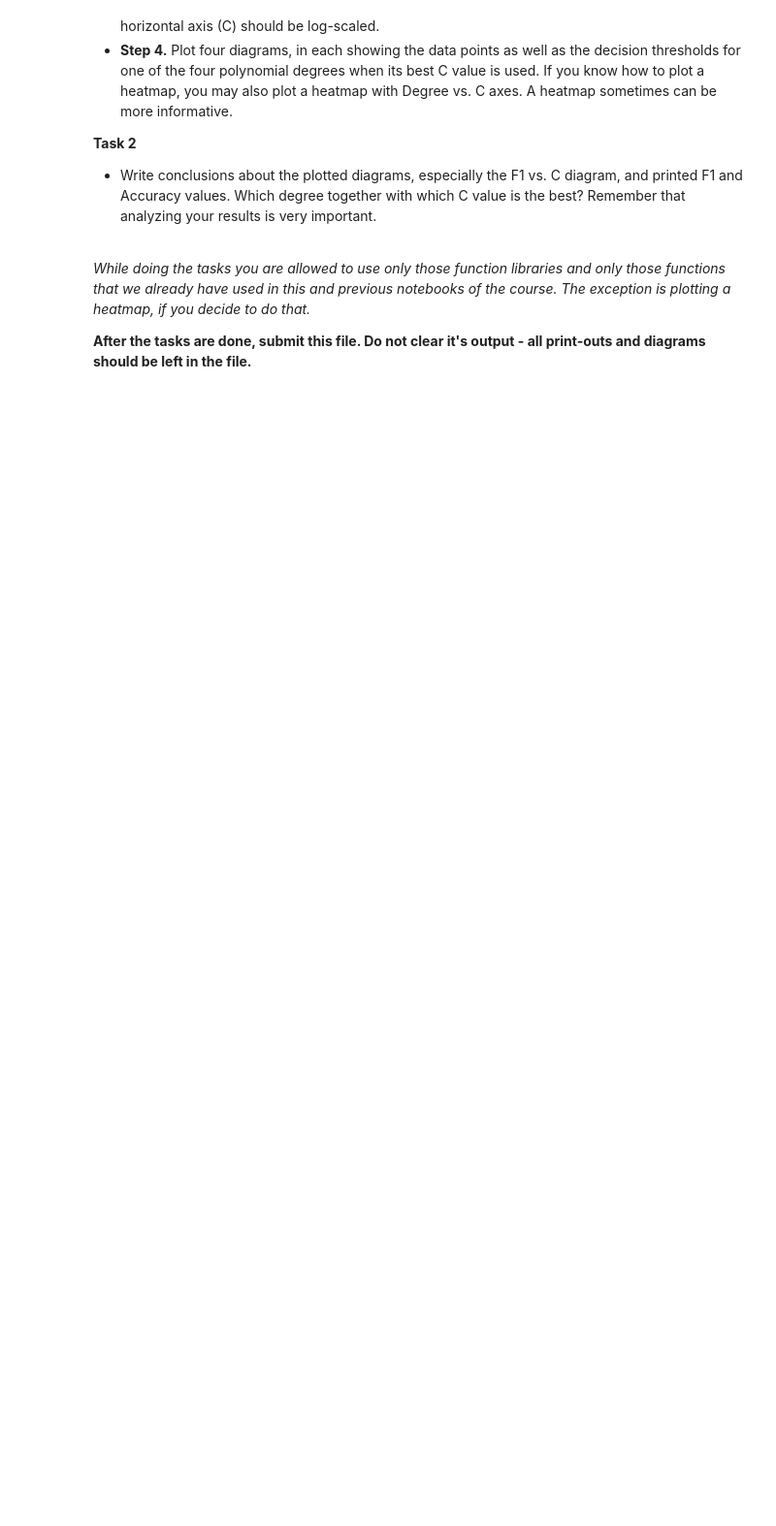
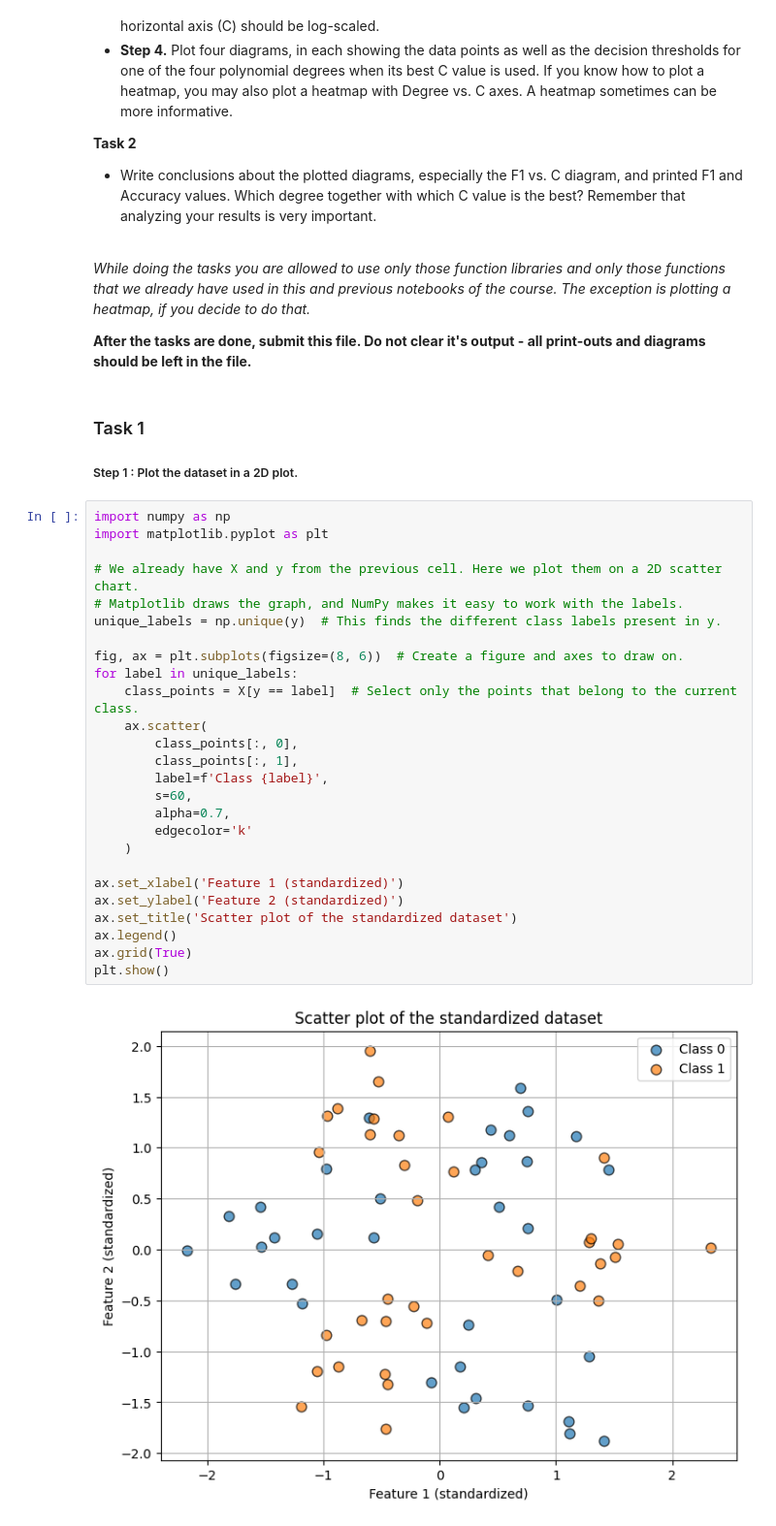
Before and after one commit to loic-marigny/machine-learning-rtu, a Jupyter notebook: 5_Assignment.ipynb, the cells around one changed output. Shown at 97% size. Saved outputs shown, nothing was run; the diff lists cells and outputs as text; blank space fills up the shorter version.

Commit message:
Finished step 1 & 2

```diff
--- a/5_Assignment.ipynb
+++ b/5_Assignment.ipynb
@@ -34,3 +34,34 @@ Your assignment consists of **two tasks**:
 *While doing the tasks you are allowed to use only those function libraries and only those functions that we already have used in this and previous notebooks of the course. The exception is plotting a heatmap, if you decide to do that.*
 
 **After the tasks are done, submit this file. Do not clear it's output - all print-outs and diagrams should be left in the file.**
+# %% [markdown]
+### Task 1
+##### Step 1 : Plot the dataset in a 2D plot.
+# %%
+import numpy as np
+import matplotlib.pyplot as plt
+
+# We already have X and y from the previous cell. Here we plot them on a 2D scatter chart.
+# Matplotlib draws the graph, and NumPy makes it easy to work with the labels.
+unique_labels = np.unique(y)  # This finds the different class labels present in y.
+
+fig, ax = plt.subplots(figsize=(8, 6))  # Create a figure and axes to draw on.
+for label in unique_labels:
+    class_points = X[y == label]  # Select only the points that belong to the current class.
+    ax.scatter(
+        class_points[:, 0],
+        class_points[:, 1],
+        label=f'Class {label}',
+        s=60,
+        alpha=0.7,
+        edgecolor='k'
+    )
+
+ax.set_xlabel('Feature 1 (standardized)')
+ax.set_ylabel('Feature 2 (standardized)')
+ax.set_title('Scatter plot of the standardized dataset')
+ax.legend()
+ax.grid(True)
+plt.show()
+# %% [output]
+[figure, added]
```
Also changed, not shown: parts of 3 cells of this notebook.
